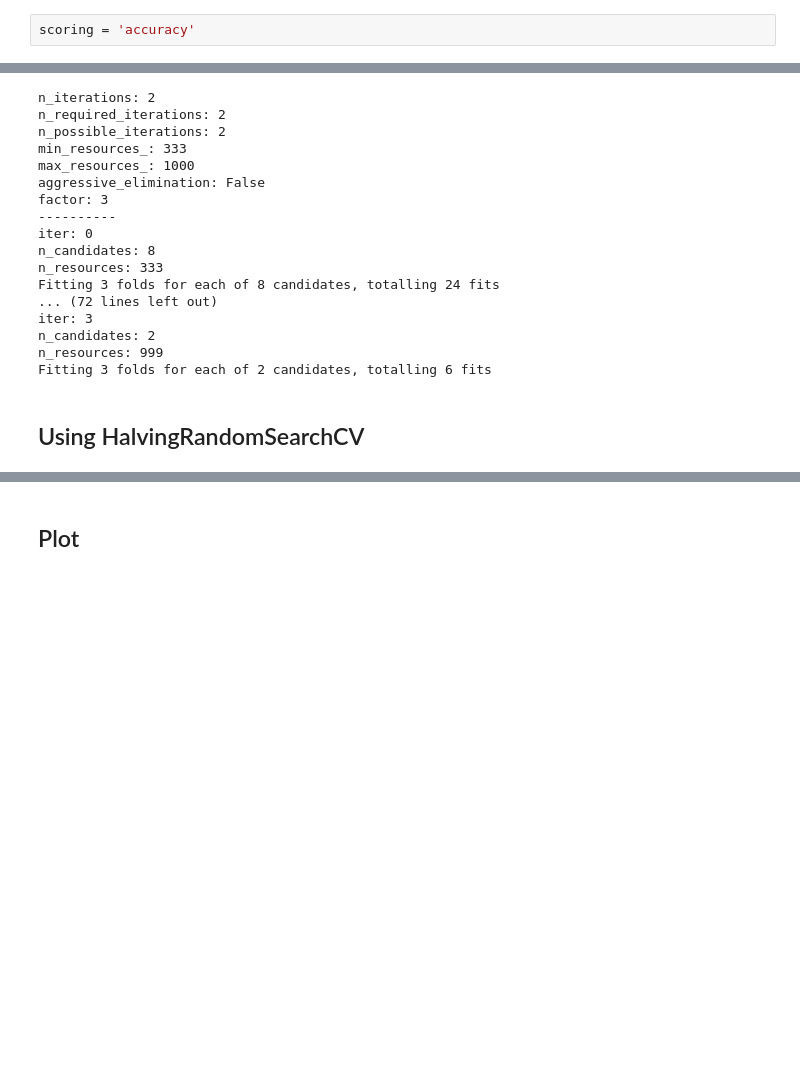
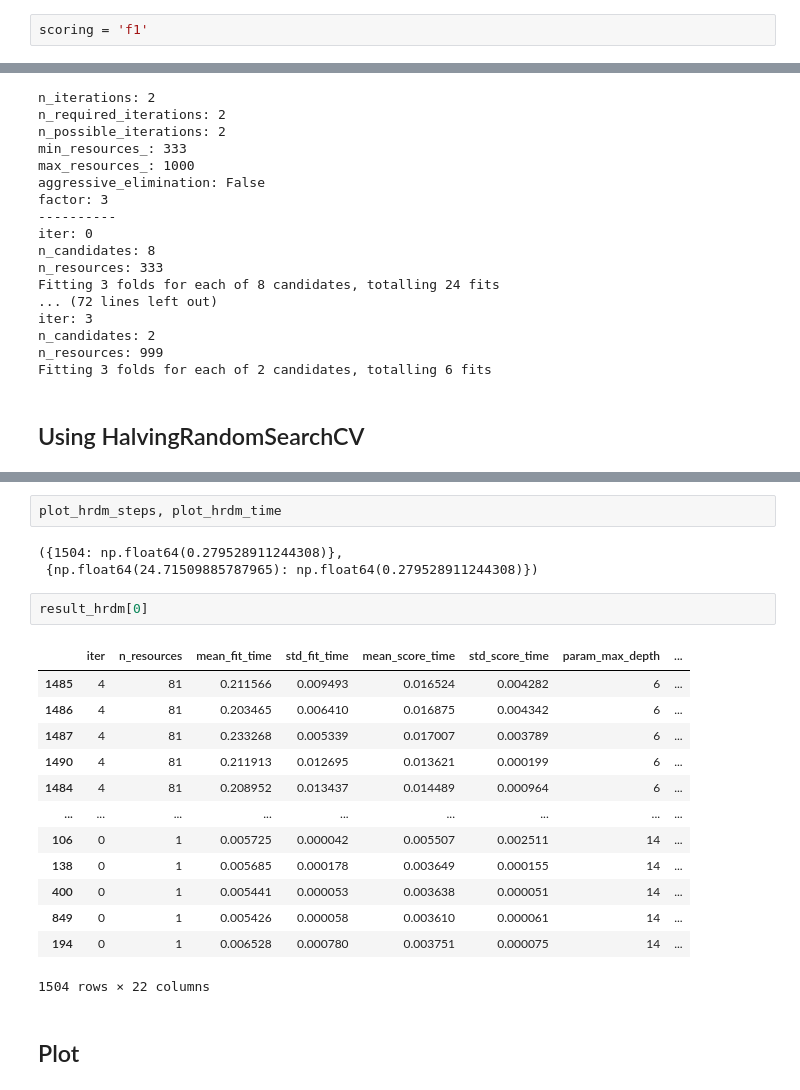
Before and after one commit to dimcaputo/compareCV, a Jupyter notebook: notebook.ipynb, the cells around one changed output, grey strips where cells are left out. Cells and saved outputs as stored; diff of their text form; blank space fills up the shorter version.

```diff
--- a/notebook.ipynb
+++ b/notebook.ipynb
@@ -192,7 +192,7 @@ Recall: 0.00
 # %% [markdown]
 # Random Forest Classifier
 # %%
-scoring = 'accuracy'
+scoring = 'f1'
 # %% [markdown]
 ## Using GridSearchCV
 # %%
@@ -405,3 +454,24 @@ Fitting 3 folds for each of 2 candidates, totalling 6 fits
+# %%
+plot_hrdm_steps, plot_hrdm_time
+# %% [output]
+({1504: np.float64(0.279528911244308)},
+ {np.float64(24.71509885787965): np.float64(0.279528911244308)})
+# %%
+result_hrdm[0]
+# %% [output]
+|  | iter | n_resources | mean_fit_time | std_fit_time | mean_score_time | std_score_time | param_max_depth | ... |
+| 1485 | 4 | 81 | 0.211566 | 0.009493 | 0.016524 | 0.004282 | 6 | ... |
+| 1486 | 4 | 81 | 0.203465 | 0.006410 | 0.016875 | 0.004342 | 6 | ... |
+| 1487 | 4 | 81 | 0.233268 | 0.005339 | 0.017007 | 0.003789 | 6 | ... |
+| 1490 | 4 | 81 | 0.211913 | 0.012695 | 0.013621 | 0.000199 | 6 | ... |
+| 1484 | 4 | 81 | 0.208952 | 0.013437 | 0.014489 | 0.000964 | 6 | ... |
+| ... | ... | ... | ... | ... | ... | ... | ... | ... |
+| 106 | 0 | 1 | 0.005725 | 0.000042 | 0.005507 | 0.002511 | 14 | ... |
+| 138 | 0 | 1 | 0.005685 | 0.000178 | 0.003649 | 0.000155 | 14 | ... |
+| 400 | 0 | 1 | 0.005441 | 0.000053 | 0.003638 | 0.000051 | 14 | ... |
+| 849 | 0 | 1 | 0.005426 | 0.000058 | 0.003610 | 0.000061 | 14 | ... |
+| 194 | 0 | 1 | 0.006528 | 0.000780 | 0.003751 | 0.000075 | 14 | ... |
+1504 rows × 22 columns
 # %% [markdown]
 ## Plot
 # %% [markdown]
```
Also changed, not shown: parts of 12 cells of this notebook.
